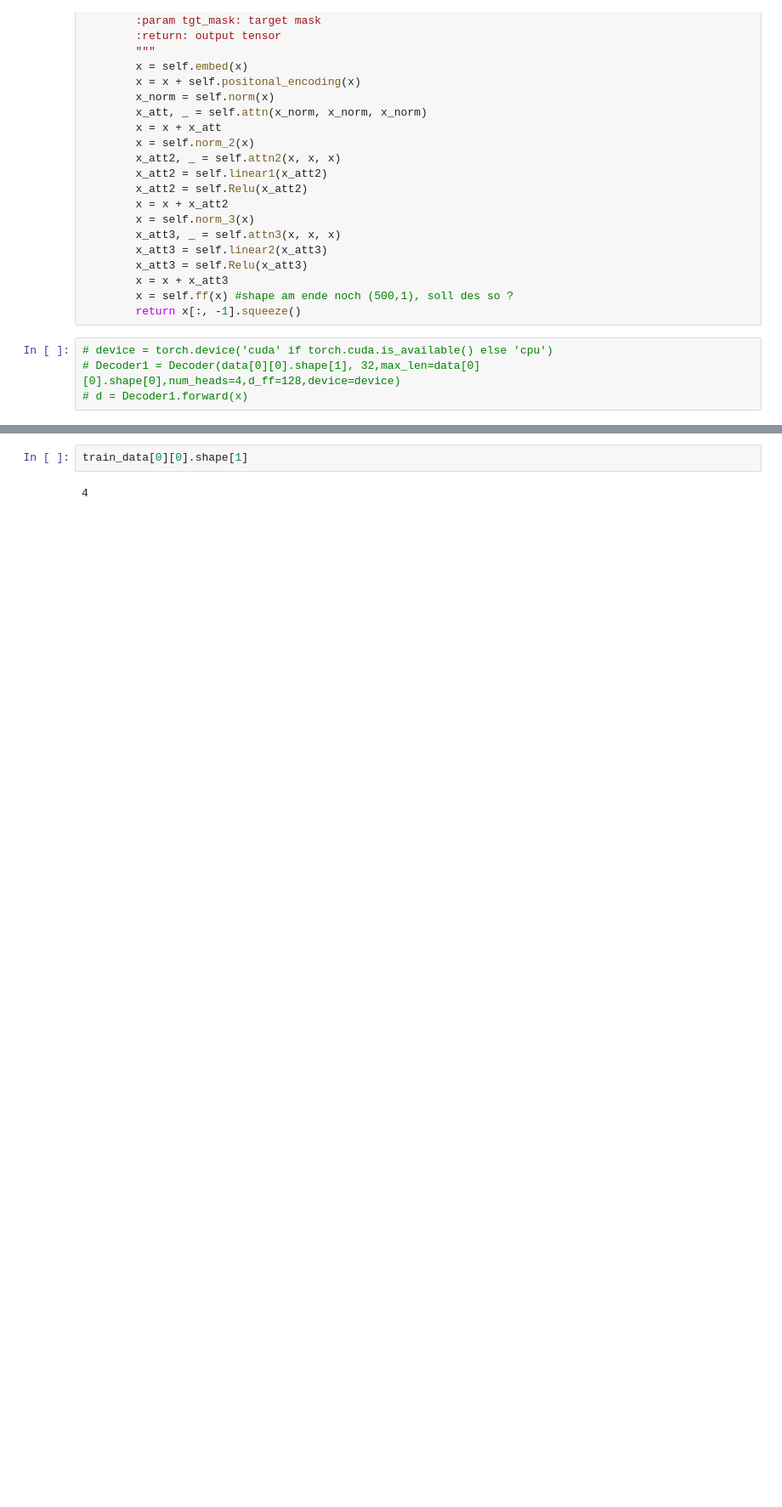
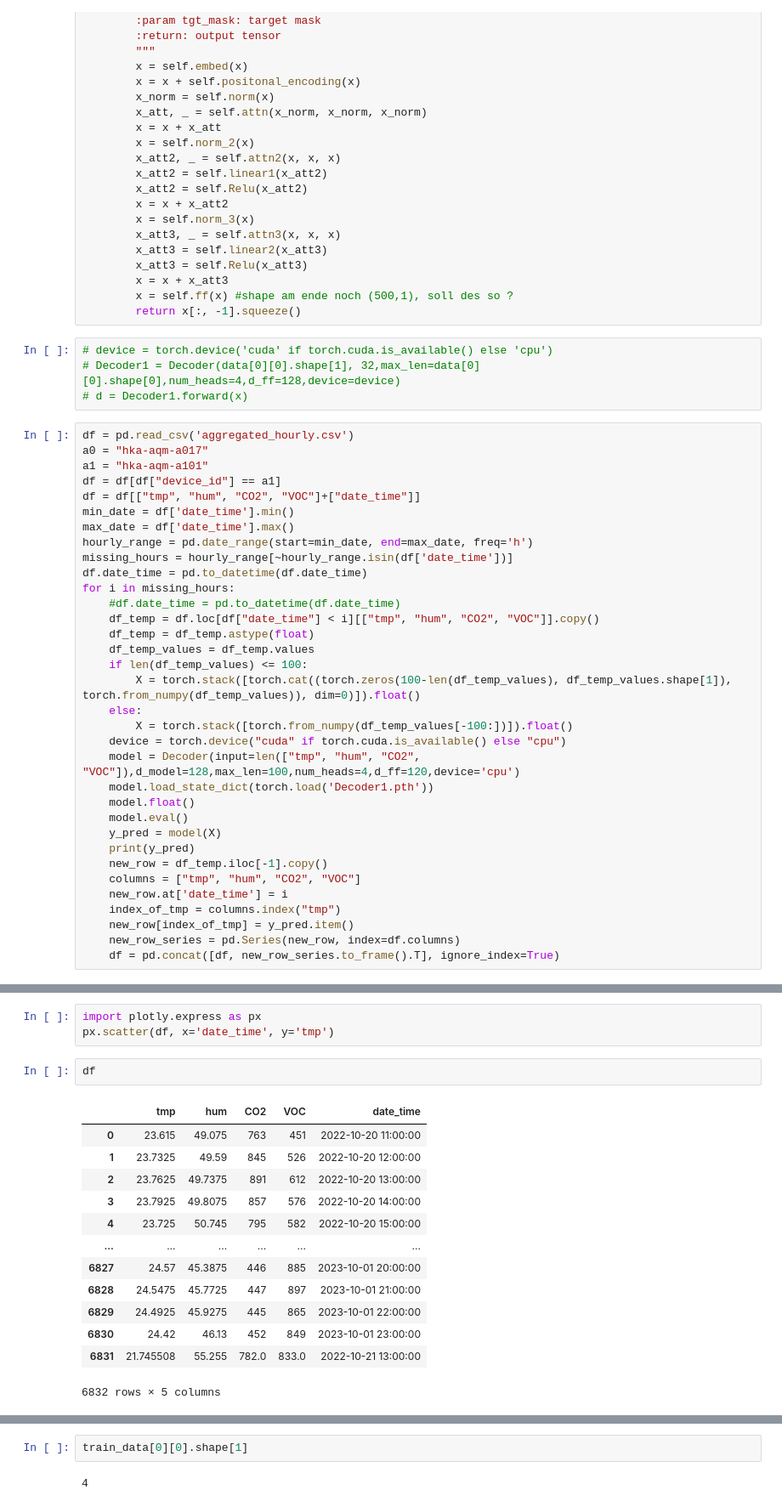
Before and after one commit to P-AEL/IoT, a Jupyter notebook: Transformer_Test.ipynb, the cells around one changed output, grey strips where cells are left out. Shown at 85% size. Saved outputs shown, nothing was run; the diff lists cells and outputs as text; blank space fills up the shorter version.

```diff
--- a/Transformer_Test.ipynb
+++ b/Transformer_Test.ipynb
@@ -311,3 +266,37 @@ class Decoder(torch.nn.Module):
 # device = torch.device('cuda' if torch.cuda.is_available() else 'cpu')
 # Decoder1 = Decoder(data[0][0].shape[1], 32,max_len=data[0][0].shape[0],num_heads=4,d_ff=128,device=device)
 # d = Decoder1.forward(x)
+# %%
+df = pd.read_csv('aggregated_hourly.csv')
+a0 = "hka-aqm-a017"
+a1 = "hka-aqm-a101"
+df = df[df["device_id"] == a1]
+df = df[["tmp", "hum", "CO2", "VOC"]+["date_time"]]
+min_date = df['date_time'].min()
+max_date = df['date_time'].max()
+hourly_range = pd.date_range(start=min_date, end=max_date, freq='h')
+missing_hours = hourly_range[~hourly_range.isin(df['date_time'])]
+df.date_time = pd.to_datetime(df.date_time)
+for i in missing_hours:
+    #df.date_time = pd.to_datetime(df.date_time)
+    df_temp = df.loc[df["date_time"] < i][["tmp", "hum", "CO2", "VOC"]].copy()
+    df_temp = df_temp.astype(float)
+    df_temp_values = df_temp.values
+    if len(df_temp_values) <= 100:
+        X = torch.stack([torch.cat((torch.zeros(100-len(df_temp_values), df_temp_values.shape[1]), torch.from_numpy(df_temp_values)), dim=0)]).float()
+    else:
+        X = torch.stack([torch.from_numpy(df_temp_values[-100:])]).float()
+    device = torch.device("cuda" if torch.cuda.is_available() else "cpu")
+    model = Decoder(input=len(["tmp", "hum", "CO2", "VOC"]),d_model=128,max_len=100,num_heads=4,d_ff=120,device='cpu')
+    model.load_state_dict(torch.load('Decoder1.pth'))
+    model.float()
+    model.eval()
+    y_pred = model(X)
+    print(y_pred)
+    new_row = df_temp.iloc[-1].copy()
+    columns = ["tmp", "hum", "CO2", "VOC"]
+    new_row.at['date_time'] = i
+    index_of_tmp = columns.index("tmp")
+    new_row[index_of_tmp] = y_pred.item()
+    new_row_series = pd.Series(new_row, index=df.columns)
+    df = pd.concat([df, new_row_series.to_frame().T], ignore_index=True)
@@ -313,0 +436,19 @@ class Decoder(torch.nn.Module):
+# %%
+import plotly.express as px
+px.scatter(df, x='date_time', y='tmp')
+# %%
+df
+# %% [output]
+|  | tmp | hum | CO2 | VOC | date_time |
+| 0 | 23.615 | 49.075 | 763 | 451 | 2022-10-20 11:00:00 |
+| 1 | 23.7325 | 49.59 | 845 | 526 | 2022-10-20 12:00:00 |
+| 2 | 23.7625 | 49.7375 | 891 | 612 | 2022-10-20 13:00:00 |
+| 3 | 23.7925 | 49.8075 | 857 | 576 | 2022-10-20 14:00:00 |
+| 4 | 23.725 | 50.745 | 795 | 582 | 2022-10-20 15:00:00 |
+| ... | ... | ... | ... | ... | ... |
+| 6827 | 24.57 | 45.3875 | 446 | 885 | 2023-10-01 20:00:00 |
+| 6828 | 24.5475 | 45.7725 | 447 | 897 | 2023-10-01 21:00:00 |
+| 6829 | 24.4925 | 45.9275 | 445 | 865 | 2023-10-01 22:00:00 |
+| 6830 | 24.42 | 46.13 | 452 | 849 | 2023-10-01 23:00:00 |
+| 6831 | 21.745508 | 55.255 | 782.0 | 833.0 | 2022-10-21 13:00:00 |
+6832 rows × 5 columns
```
Also changed, not shown: parts of 5 cells of this notebook, 1 other file.
